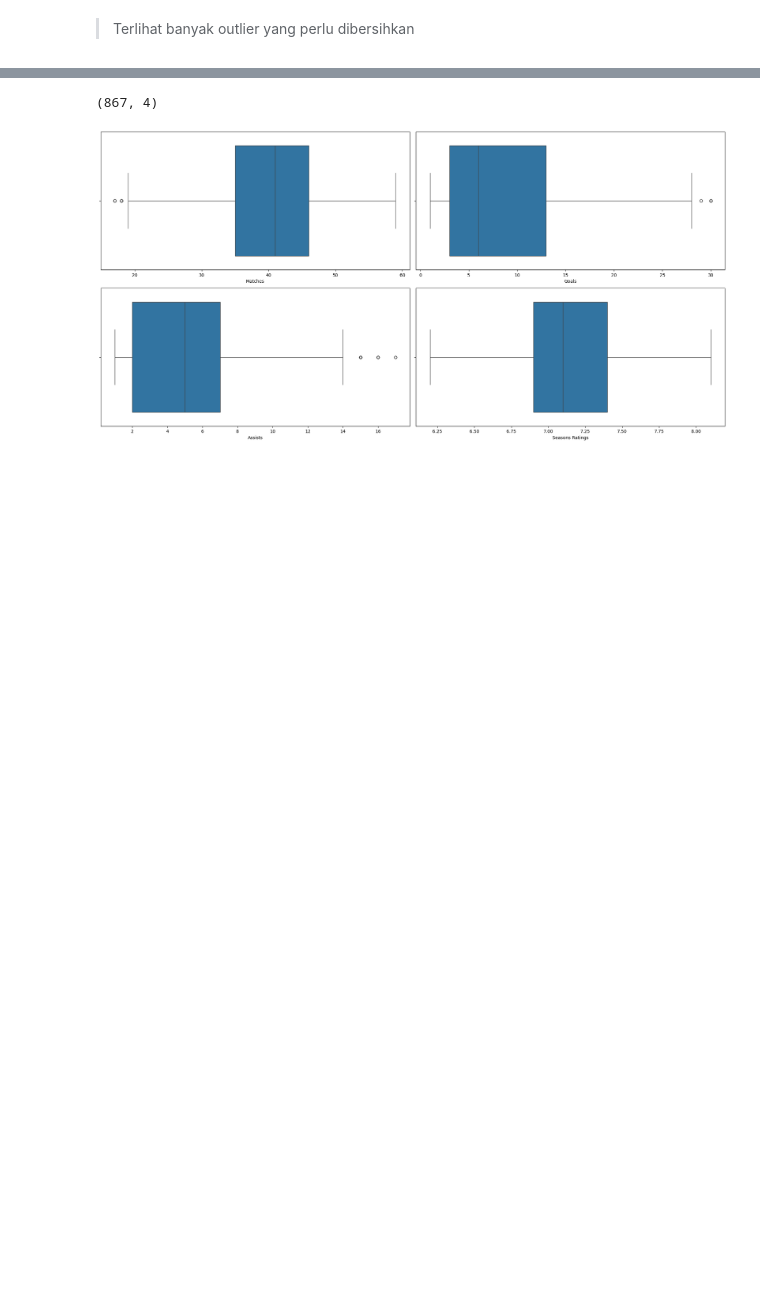
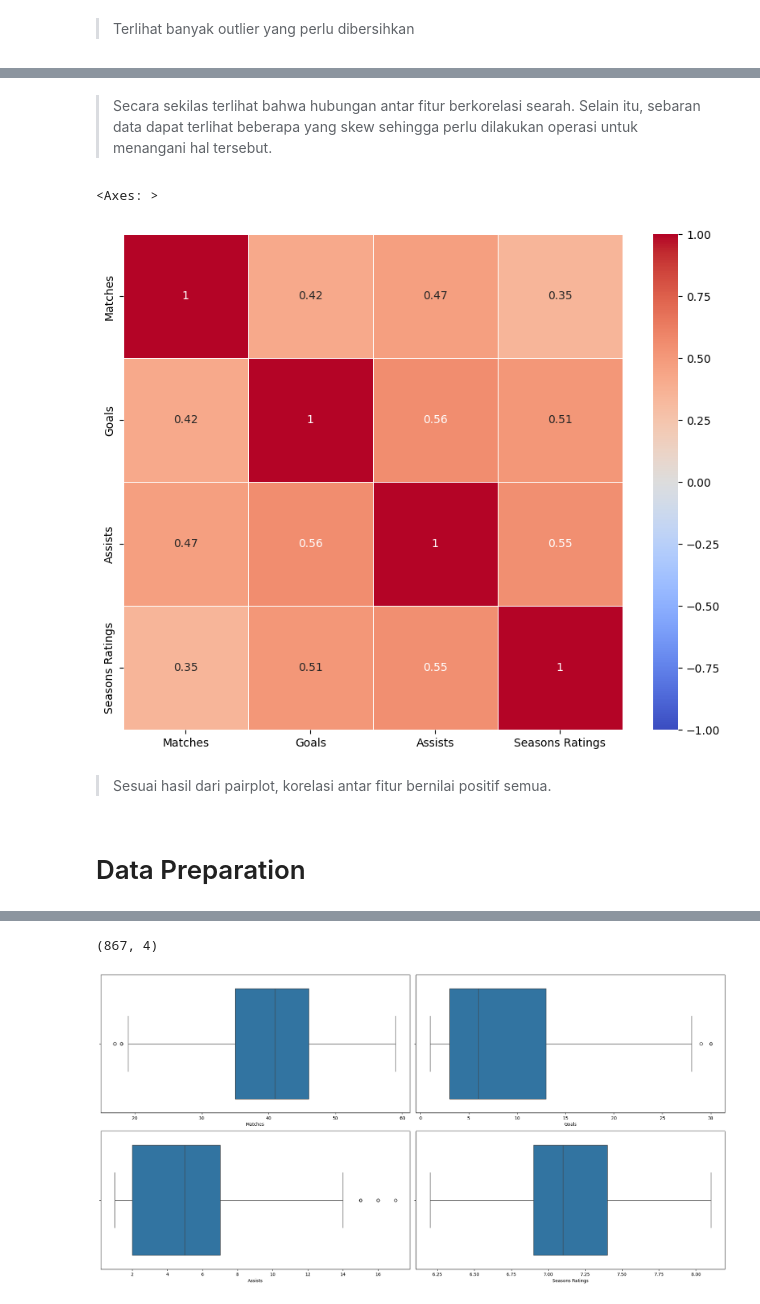
Before and after one commit to 337ubaid/dicoding-ml-terapan, a Jupyter notebook: project1/clean_project1.ipynb, the cells around one changed output, grey strips where cells are left out. Saved outputs shown, nothing was run; the diff lists cells and outputs as text; code cells hidden in the pictures; blank space fills up the shorter version.

```diff
--- a/project1/clean_project1.ipynb
+++ b/project1/clean_project1.ipynb
@@ -120,0 +110,15 @@ plt.show()
+# %% [markdown]
+> Secara sekilas terlihat bahwa hubungan antar fitur berkorelasi searah. Selain itu, sebaran data dapat terlihat beberapa yang skew sehingga perlu dilakukan operasi untuk menangani hal tersebut.
+# %%
+# Task : mengetahui korelasi antar fitur
+plt.figure(figsize=(10, 8))
+
+correlation_matrix = df[numerical_features].corr().round(2)
+sns.heatmap(data=correlation_matrix, annot=True, cmap='coolwarm', linewidths=0.5, vmin=-1, vmax=1)
+# %% [output]
+<Axes: >
+[figure, added]
+# %% [markdown]
+> Sesuai hasil dari pairplot, korelasi antar fitur bernilai positif semua.
+# %% [markdown]
+# Data Preparation
```
Also changed, not shown: parts of 24 cells of this notebook.
